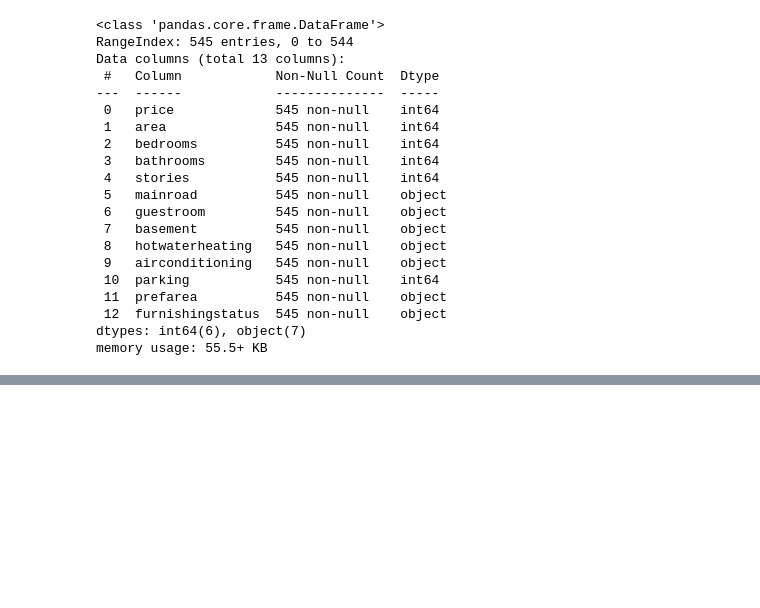
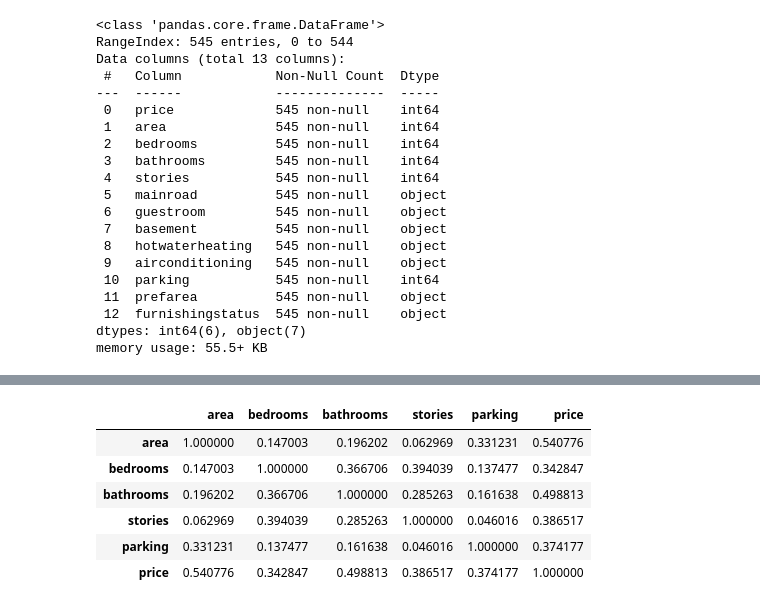
Before and after one commit to aalsaedi265/Hourse_predict, a Jupyter notebook: homeManip.ipynb, the cells around one changed output, grey strips where cells are left out. Cells and saved outputs as stored; diff of their text form; code cells hidden in the pictures; blank space fills up the shorter version.

Commit message:
correlations

```diff
--- a/homeManip.ipynb
+++ b/homeManip.ipynb
@@ -58,0 +88,11 @@ X_train, x_test, y_train, y_test = train_test_split(x,y, test_size= 0.2)
+# %%
+#corr() profives a correlation matrix with ints self
+train_data.corr(numeric_only = [True])
+# %% [output]
+|  | area | bedrooms | bathrooms | stories | parking | price |
+| area | 1.000000 | 0.147003 | 0.196202 | 0.062969 | 0.331231 | 0.540776 |
+| bedrooms | 0.147003 | 1.000000 | 0.366706 | 0.394039 | 0.137477 | 0.342847 |
+| bathrooms | 0.196202 | 0.366706 | 1.000000 | 0.285263 | 0.161638 | 0.498813 |
+| stories | 0.062969 | 0.394039 | 0.285263 | 1.000000 | 0.046016 | 0.386517 |
+| parking | 0.331231 | 0.137477 | 0.161638 | 0.046016 | 1.000000 | 0.374177 |
+| price | 0.540776 | 0.342847 | 0.498813 | 0.386517 | 0.374177 | 1.000000 |
```
Also changed, not shown: parts of 5 cells of this notebook.
